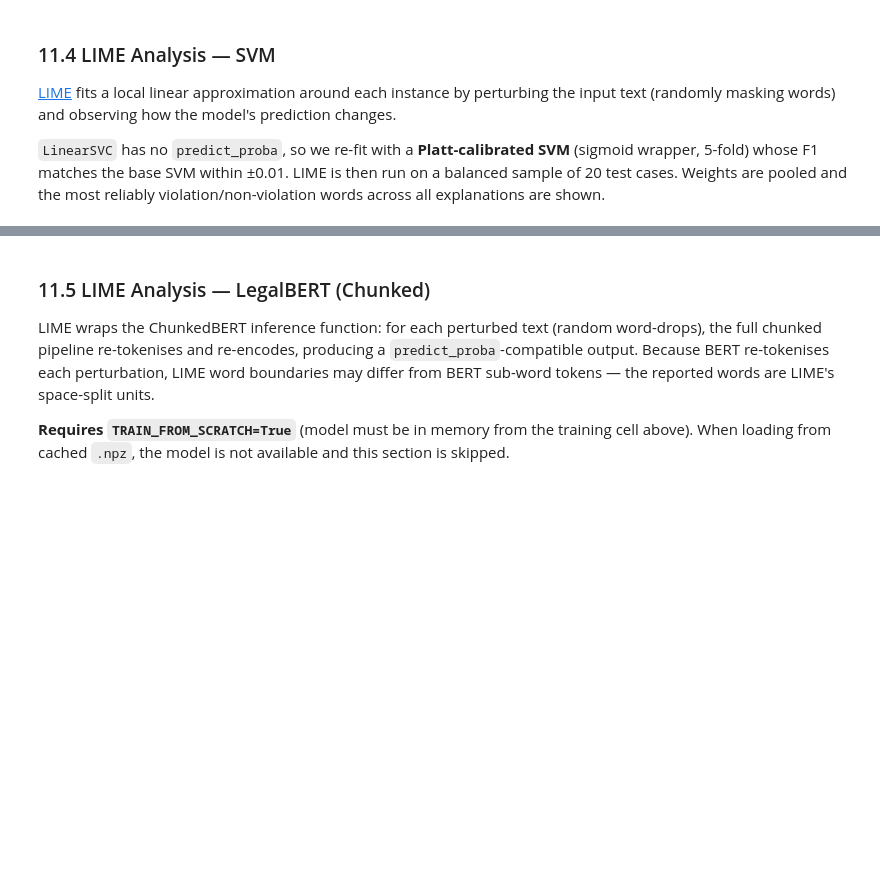
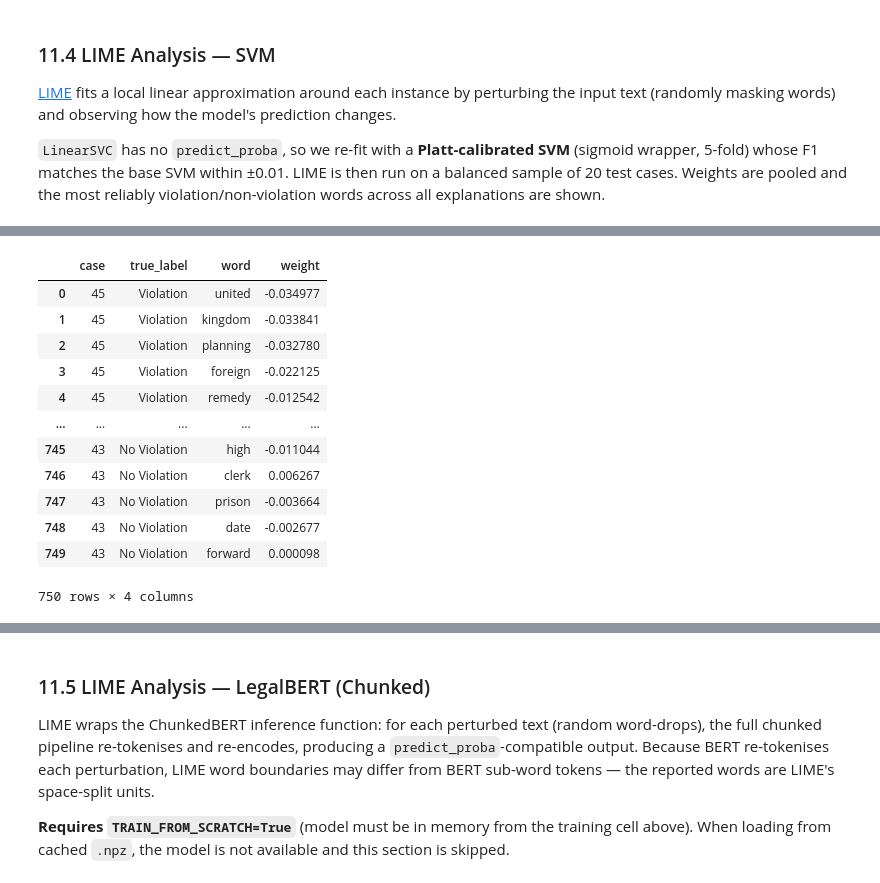
Before and after one commit to leondgarse/echr, a Jupyter notebook: echr.ipynb, the cells around one changed output, grey strips where cells are left out. Drawn from its saved outputs; the diff is of its cells as text; code cells hidden in the pictures; blank space fills up the shorter version.

```diff
--- a/echr.ipynb
+++ b/echr.ipynb
@@ -22,7 +22,10 @@ This notebook walks through the full modelling pipeline end-to-end:
 4. Fall back to known values from training logs
 # %%
 # Install any missing dependencies
-%pip install -q lime
+%pip install -q lime spacy
+import subprocess, sys
+subprocess.run([sys.executable, '-m', 'spacy', 'download', 'en_core_web_sm', '--quiet'],
+               capture_output=True)
 # %% [output]
 [notice] A new release of pip is available: 25.3 -> 26.0.1
 [notice] To update, run: pip install --upgrade pip
@@ -1054,3 +1114,41 @@ Large negative delta -> model specifically relies on these tokens.
 [LIME](https://arxiv.org/abs/1602.04938) fits a local linear approximation around each instance by perturbing the input text (randomly masking words) and observing how the model's prediction changes.
 
 `LinearSVC` has no `predict_proba`, so we re-fit with a **Platt-calibrated SVM** (sigmoid wrapper, 5-fold) whose F1 matches the base SVM within ±0.01. LIME is then run on a balanced sample of 20 test cases. Weights are pooled and the most reliably violation/non-violation words across all explanations are shown.
+# %%
+from lime.lime_text import LimeTextExplainer
+from sklearn.calibration import CalibratedClassifierCV
+from matplotlib.patches import Patch
+
+# ── Calibrated SVM for predict_proba (Platt scaling, 5-fold) ──────────────────
+calib_svm_pipe = Pipeline([
+    ('tfidf', TfidfVectorizer(**TFIDF_PARAMS)),
+    ('clf',   CalibratedClassifierCV(
+                  LinearSVC(C=0.1, class_weight='balanced', max_iter=3000),
+                  cv=5, method='sigmoid'))
+])
+calib_svm_pipe.fit(X_train, y_train)
+calib_mf1 = f1_score(y_test, calib_svm_pipe.predict(X_test), average='macro')
+print(f'Calibrated SVM macro-F1 = {calib_mf1:.3f}  (base SVM = {svm_f1:.3f})')
+
+# ── Sample balanced test cases ─────────────────────────────────────────────────
+# Use more cases (up to 50 per class) so each word accumulates enough count
+# to survive the frequency filter.
+N_LIME_SVM = 50
+rng = np.random.RandomState(42)
+viol_idx   = np.where(y_test == 1)[0]
+noviol_idx = np.where(y_test == 0)[0]
+lime_sample_idx = np.concatenate([
+    rng.choice(viol_idx,   min(N_LIME_SVM // 2, len(viol_idx)),   replace=False),
+    rng.choice(noviol_idx, min(N_LIME_SVM // 2, len(noviol_idx)), replace=False),
+])
+print(f'LIME sample: {len(lime_sample_idx)} cases  '
+      f'({(y_test[lime_sample_idx]==1).sum()} violation, '
+      f'{(y_test[lime_sample_idx]==0).sum()} non-violation)')
+
+# LIME returns raw surface-form words; normalise them through legal_tokenizer
+# so counts consolidate ("proceedings"→"proceeding", "detained"→"detain", etc.)
+# matching the TF-IDF vocabulary.
+def _lime_normalise(word):
+    """Apply the same lemmatisation used by TF-IDF so LIME words consolidate."""
+    toks = legal_tokenizer(word)
+    return toks[0] if toks else word.lower()
@@ -1137,0 +1225,16 @@ Top non-violation words (LIME): [np.str_('Kingdom'), np.str_('Government'), np.s
+# %%
+lime_svm_df
+# %% [output]
+|  | case | true_label | word | weight |
+| 0 | 45 | Violation | united | -0.034977 |
+| 1 | 45 | Violation | kingdom | -0.033841 |
+| 2 | 45 | Violation | planning | -0.032780 |
+| 3 | 45 | Violation | foreign | -0.022125 |
+| 4 | 45 | Violation | remedy | -0.012542 |
+| ... | ... | ... | ... | ... |
+| 745 | 43 | No Violation | high | -0.011044 |
+| 746 | 43 | No Violation | clerk | 0.006267 |
+| 747 | 43 | No Violation | prison | -0.003664 |
+| 748 | 43 | No Violation | date | -0.002677 |
+| 749 | 43 | No Violation | forward | 0.000098 |
+750 rows × 4 columns
```
Also changed, not shown: parts of 17 cells of this notebook, 6 other files.
